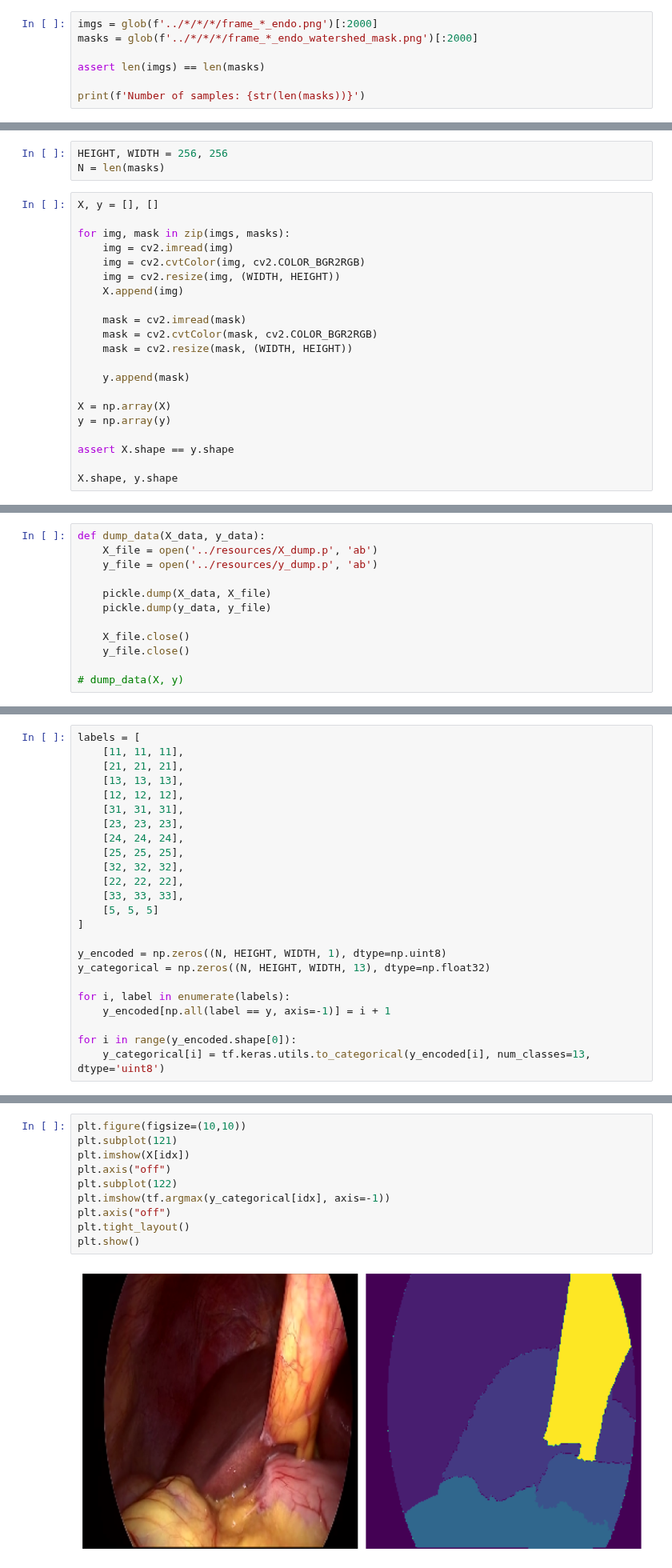
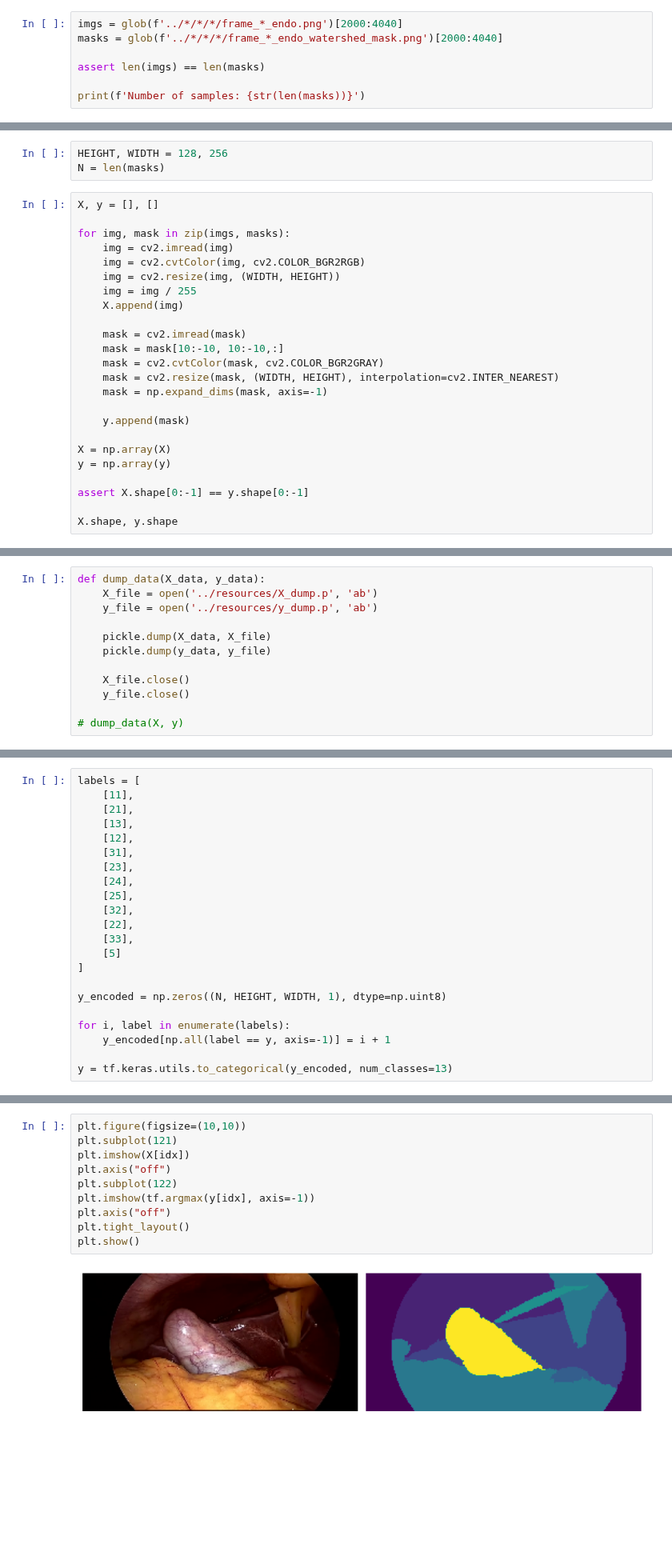
Before and after one commit to alexgmota/TFG-SW-AGM, a Jupyter notebook: src/U-Net_endo_segmentation.ipynb, the cells around one changed output, grey strips where cells are left out. Shown at 80% size. Cells and saved outputs as stored; diff of their text form; blank space fills up the shorter version.

```diff
--- a/src/U-Net_endo_segmentation.ipynb
+++ b/src/U-Net_endo_segmentation.ipynb
@@ -21,8 +26,8 @@ GPU avalible: True
 # %% [markdown]
 ## Data preparation.
 # %%
-imgs = glob(f'../*/*/*/frame_*_endo.png')[:2000]
-masks = glob(f'../*/*/*/frame_*_endo_watershed_mask.png')[:2000]
+imgs = glob(f'../*/*/*/frame_*_endo.png')[2000:4040]
+masks = glob(f'../*/*/*/frame_*_endo_watershed_mask.png')[2000:4040]
 
 assert len(imgs) == len(masks)
 
@@ -32,5 +37,5 @@ Number of samples: 2000
 # %%
-HEIGHT, WIDTH = 256, 256
+HEIGHT, WIDTH = 128, 256
 N = len(masks)
 # %%
 X, y = [], []
@@ -39,18 +44,21 @@ for img, mask in zip(imgs, masks):
     img = cv2.imread(img)
     img = cv2.cvtColor(img, cv2.COLOR_BGR2RGB)
     img = cv2.resize(img, (WIDTH, HEIGHT))
+    img = img / 255
     X.append(img)
 
     mask = cv2.imread(mask)
-    mask = cv2.cvtColor(mask, cv2.COLOR_BGR2RGB)
-    mask = cv2.resize(mask, (WIDTH, HEIGHT))
+    mask = mask[10:-10, 10:-10,:]
+    mask = cv2.cvtColor(mask, cv2.COLOR_BGR2GRAY)
+    mask = cv2.resize(mask, (WIDTH, HEIGHT), interpolation=cv2.INTER_NEAREST)
+    mask = np.expand_dims(mask, axis=-1)
 
     y.append(mask)
 
 X = np.array(X)
 y = np.array(y)
 
-assert X.shape == y.shape
+assert X.shape[0:-1] == y.shape[0:-1]
 
 X.shape, y.shape
 # %% [output]
@@ -97,25 +105,23 @@ plt.show()
 # %%
 labels = [
-    [11, 11, 11],
-    [21, 21, 21],
-    [13, 13, 13],
-    [12, 12, 12],
-    [31, 31, 31],
-    [23, 23, 23],
-    [24, 24, 24],
-    [25, 25, 25],
-    [32, 32, 32],
-    [22, 22, 22],
-    [33, 33, 33],
-    [5, 5, 5]
+    [11],
+    [21],
+    [13],
+    [12],
+    [31],
+    [23],
+    [24],
+    [25],
+    [32],
+    [22],
+    [33],
+    [5]
 ]
 
 y_encoded = np.zeros((N, HEIGHT, WIDTH, 1), dtype=np.uint8)
-y_categorical = np.zeros((N, HEIGHT, WIDTH, 13), dtype=np.float32)
 
 for i, label in enumerate(labels):
     y_encoded[np.all(label == y, axis=-1)] = i + 1
 
-for i in range(y_encoded.shape[0]):
-    y_categorical[i] = tf.keras.utils.to_categorical(y_encoded[i], num_classes=13, dtype='uint8')
+y = tf.keras.utils.to_categorical(y_encoded, num_classes=13)
 # %%
@@ -126,15 +133,15 @@ array([ 0,  2,  3,  4,  5,  6,  7,  8,  9, 10, 11], dtype=uint8)
 # %%
 plt.figure(figsize=(10,10))
 plt.subplot(121)
 plt.imshow(X[idx])
 plt.axis("off")
 plt.subplot(122)
-plt.imshow(tf.argmax(y_categorical[idx], axis=-1))
+plt.imshow(tf.argmax(y[idx], axis=-1))
 plt.axis("off")
 plt.tight_layout()
 plt.show()
 # %% [output]
-[figure, old version]
+[figure, new version]
 # %% [markdown]
 ## U-Net
 # %%
```
Also changed, not shown: parts of 13 cells of this notebook, 2 other files.
